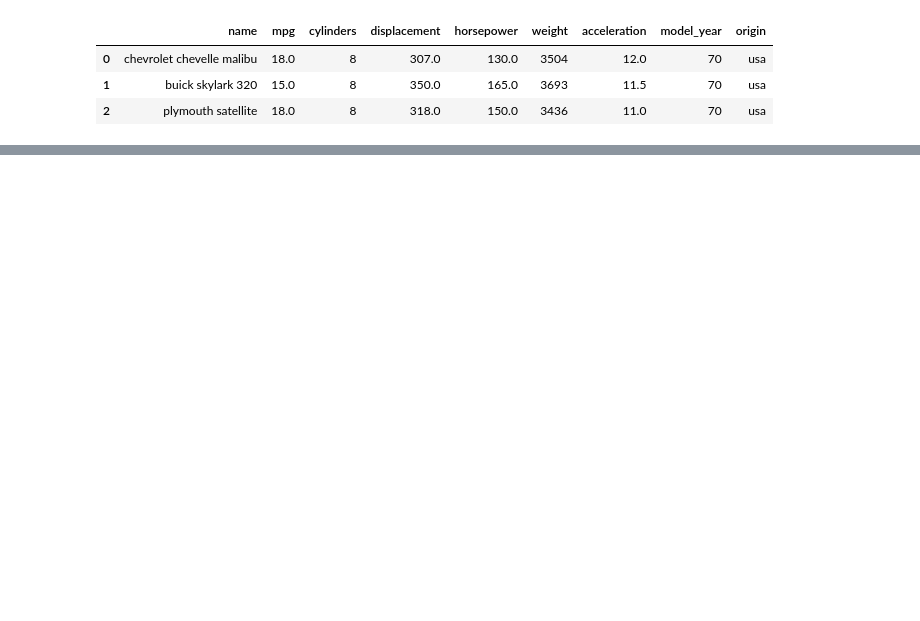
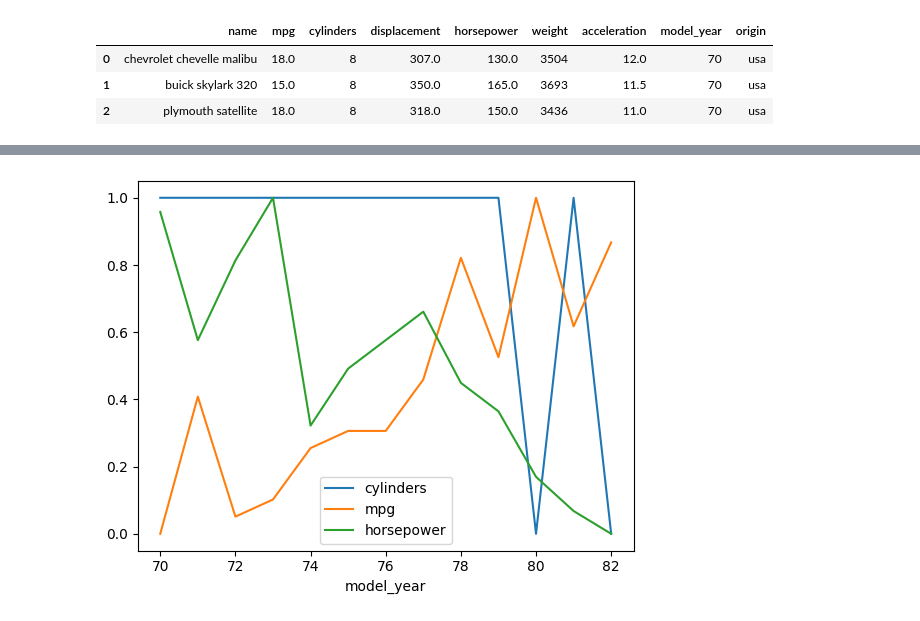
Before and after one commit to masoud533/DataVisualization, a Jupyter notebook: notebooks/AutoMobile/AutoMobile.ipynb, the cells around one changed output, grey strips where cells are left out. Drawn from its saved outputs; the diff is of its cells as text; code cells hidden in the pictures; blank space fills up the shorter version.

Commit message:
draw some chart related AutoMobile notebook

```diff
--- a/notebooks/AutoMobile/AutoMobile.ipynb
+++ b/notebooks/AutoMobile/AutoMobile.ipynb
@@ -11,3 +12,6 @@ df.head(3)
 | 0 | chevrolet chevelle malibu | 18.0 | 8 | 307.0 | 130.0 | 3504 | 12.0 | 70 | usa |
 | 1 | buick skylark 320 | 15.0 | 8 | 350.0 | 165.0 | 3693 | 11.5 | 70 | usa |
 | 2 | plymouth satellite | 18.0 | 8 | 318.0 | 150.0 | 3436 | 11.0 | 70 | usa |
+# %%
+avg_by_year = df.groupby(['model_year']).agg({'cylinders': 'max',
+                          'mpg': 'max', 'horsepower': 'max'})
@@ -13,0 +26,6 @@ df.head(3)
+# %%
+scaler = preprocessing.MinMaxScaler()
+# %%
+avg_by_year[['cylinders', 'mpg', 'horsepower']] = scaler.fit_transform(avg_by_year[['cylinders', 'mpg', 'horsepower']])
+
+avg_by_year.head(3)
@@ -13,0 +38,5 @@ df.head(3)
+# %%
+avg_by_year.plot()
+plt.show()
+# %% [output]
+[figure, added]
```
Also changed, not shown: parts of 3 cells of this notebook.
